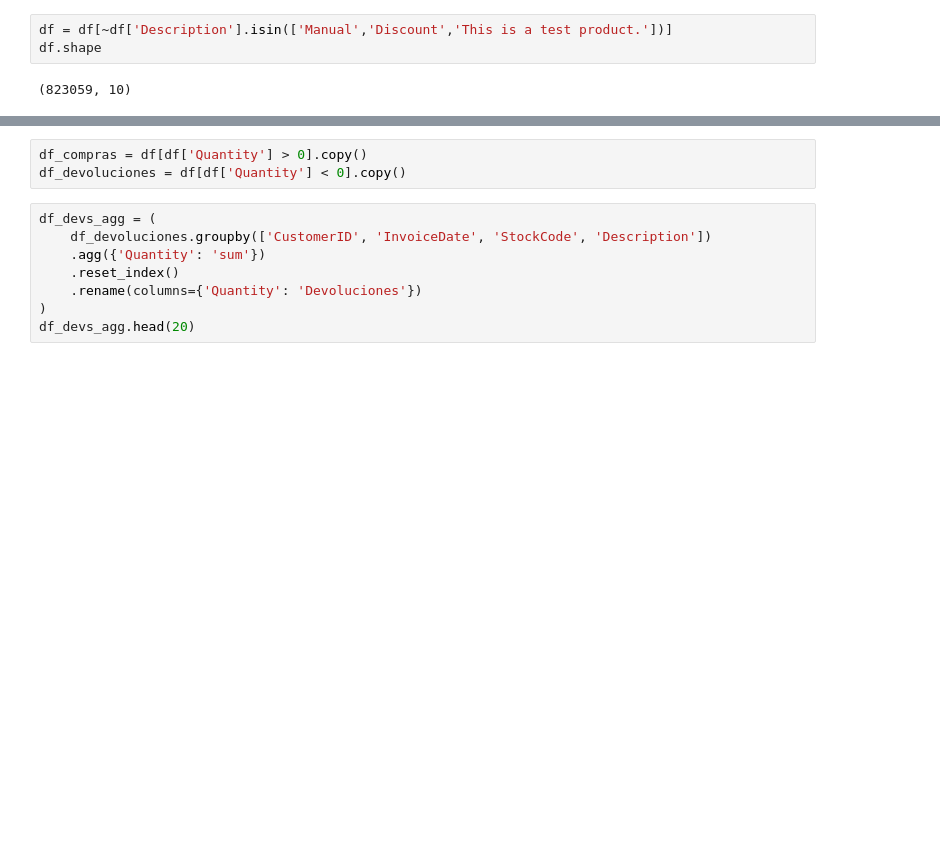
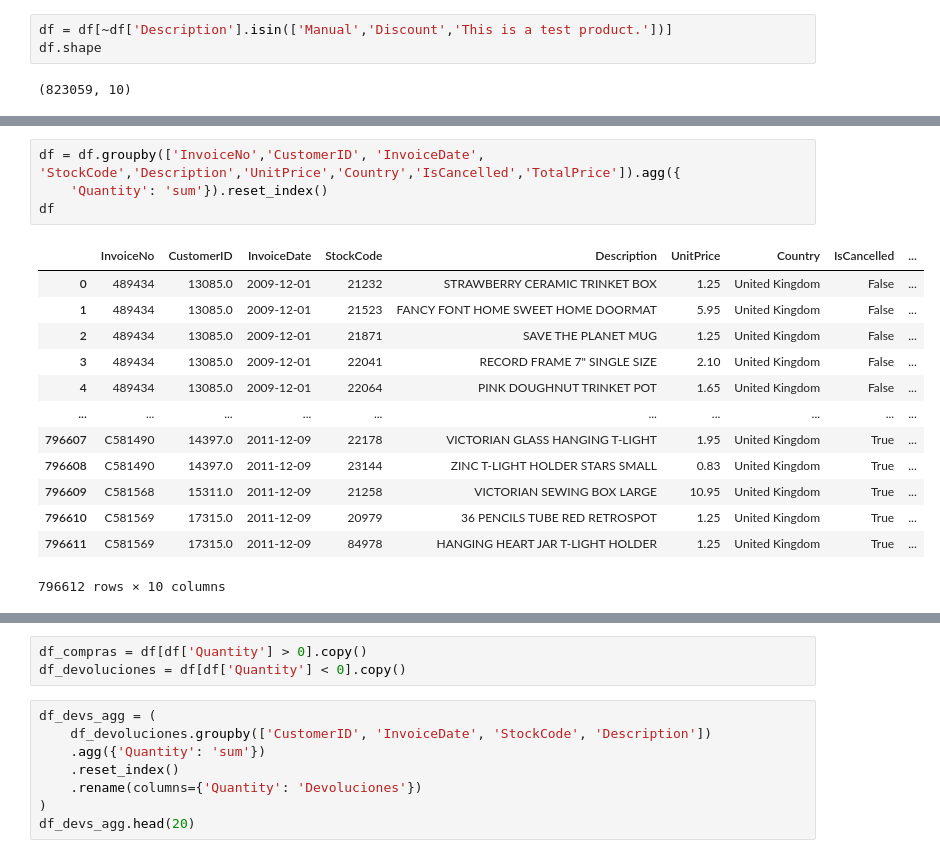
Before and after one commit to Leonel481/mlops-dtc-project, a Jupyter notebook: dev/churn.ipynb, the cells around one changed output, grey strips where cells are left out. Drawn from its saved outputs; the diff is of its cells as text; blank space fills up the shorter version.

```diff
--- a/dev/churn.ipynb
+++ b/dev/churn.ipynb
@@ -25,0 +77,18 @@ df.shape
+# %%
+df = df.groupby(['InvoiceNo','CustomerID', 'InvoiceDate', 'StockCode','Description','UnitPrice','Country','IsCancelled','TotalPrice']).agg({
+    'Quantity': 'sum'}).reset_index()
+df
+# %% [output]
+|  | InvoiceNo | CustomerID | InvoiceDate | StockCode | Description | UnitPrice | Country | IsCancelled | ... |
+| 0 | 489434 | 13085.0 | 2009-12-01 | 21232 | STRAWBERRY CERAMIC TRINKET BOX | 1.25 | United Kingdom | False | ... |
+| 1 | 489434 | 13085.0 | 2009-12-01 | 21523 | FANCY FONT HOME SWEET HOME DOORMAT | 5.95 | United Kingdom | False | ... |
+| 2 | 489434 | 13085.0 | 2009-12-01 | 21871 | SAVE THE PLANET MUG | 1.25 | United Kingdom | False | ... |
+| 3 | 489434 | 13085.0 | 2009-12-01 | 22041 | RECORD FRAME 7" SINGLE SIZE | 2.10 | United Kingdom | False | ... |
+| 4 | 489434 | 13085.0 | 2009-12-01 | 22064 | PINK DOUGHNUT TRINKET POT | 1.65 | United Kingdom | False | ... |
+| ... | ... | ... | ... | ... | ... | ... | ... | ... | ... |
+| 796607 | C581490 | 14397.0 | 2011-12-09 | 22178 | VICTORIAN GLASS HANGING T-LIGHT | 1.95 | United Kingdom | True | ... |
+| 796608 | C581490 | 14397.0 | 2011-12-09 | 23144 | ZINC T-LIGHT HOLDER STARS SMALL | 0.83 | United Kingdom | True | ... |
+| 796609 | C581568 | 15311.0 | 2011-12-09 | 21258 | VICTORIAN SEWING BOX LARGE | 10.95 | United Kingdom | True | ... |
+| 796610 | C581569 | 17315.0 | 2011-12-09 | 20979 | 36 PENCILS TUBE RED RETROSPOT | 1.25 | United Kingdom | True | ... |
+| 796611 | C581569 | 17315.0 | 2011-12-09 | 84978 | HANGING HEART JAR T-LIGHT HOLDER | 1.25 | United Kingdom | True | ... |
+796612 rows × 10 columns
```
Also changed, not shown: parts of 7 cells of this notebook.
